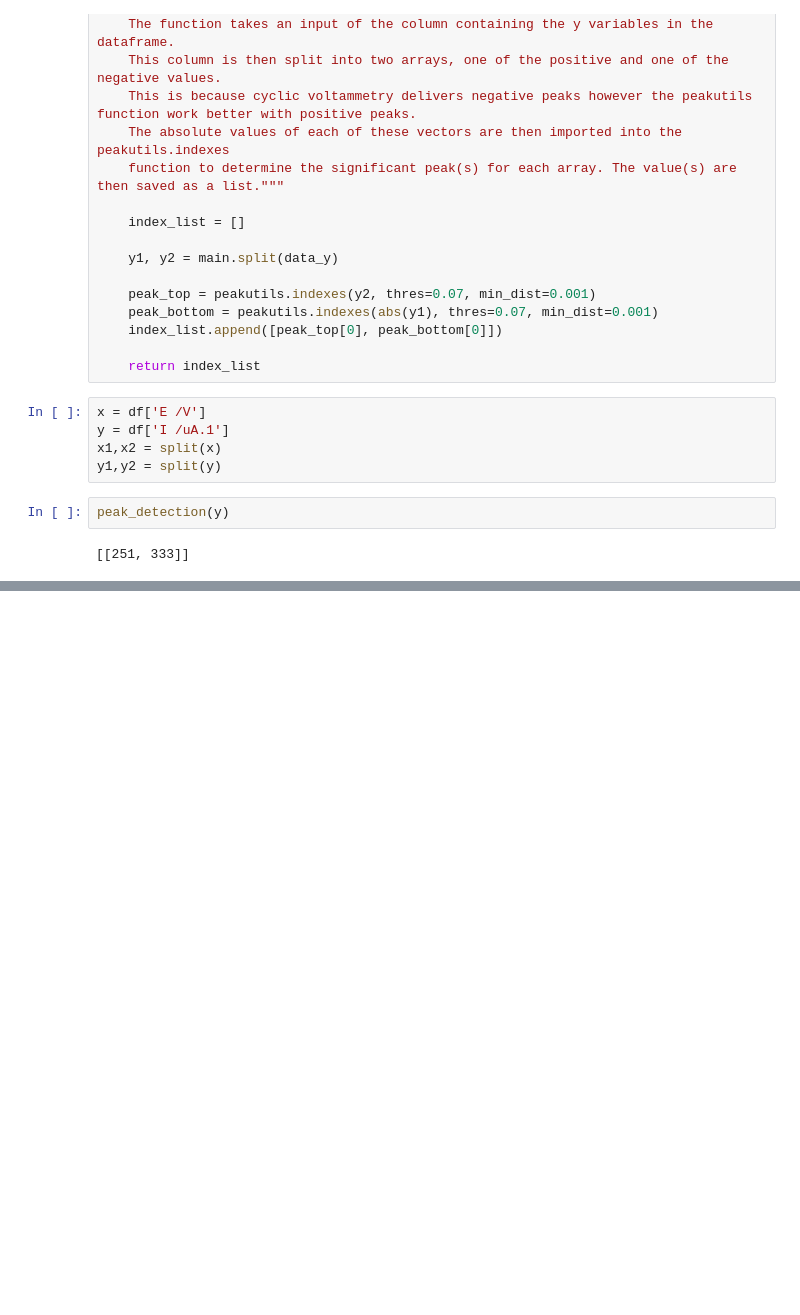
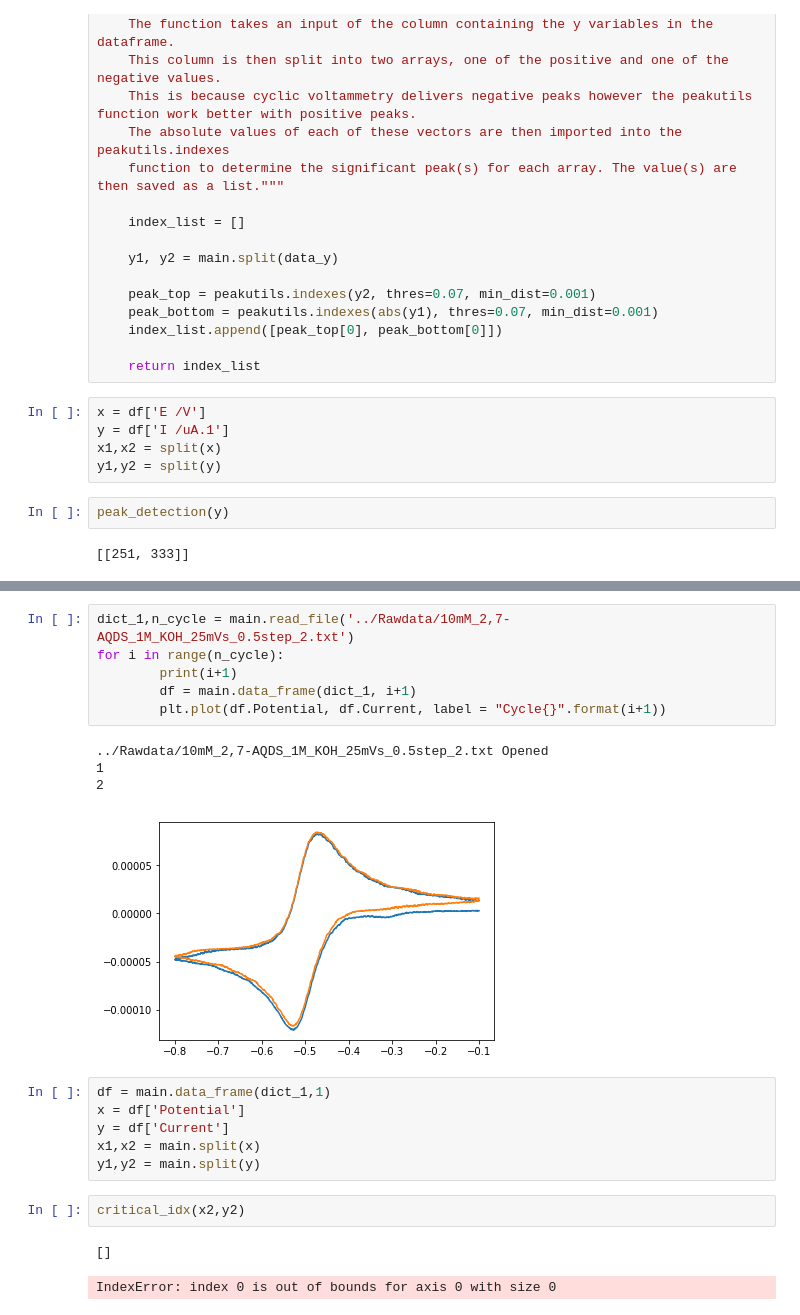
Before and after one commit to sabiharustam/voltcycle, a Jupyter notebook: VoltCycle/trial.ipynb, the cells around one changed output, grey strips where cells are left out. Cells and saved outputs as stored; diff of their text form; blank space fills up the shorter version.

```diff
--- a/VoltCycle/trial.ipynb
+++ b/VoltCycle/trial.ipynb
@@ -162,0 +159,22 @@ critical_idx(x2,y2)
+# %%
+dict_1,n_cycle = main.read_file('../Rawdata/10mM_2,7-AQDS_1M_KOH_25mVs_0.5step_2.txt')
+for i in range(n_cycle):
+        print(i+1)
+        df = main.data_frame(dict_1, i+1)
+        plt.plot(df.Potential, df.Current, label = "Cycle{}".format(i+1))
+# %% [output]
+../Rawdata/10mM_2,7-AQDS_1M_KOH_25mVs_0.5step_2.txt Opened
+1
+2
+[figure, added]
+# %%
+df = main.data_frame(dict_1,1)
+x = df['Potential']
+y = df['Current']
+x1,x2 = main.split(x)
+y1,y2 = main.split(y)
+# %%
+critical_idx(x2,y2)
+# %% [output]
+[]
+IndexError: index 0 is out of bounds for axis 0 with size 0
```
Also changed, not shown: parts of 5 cells of this notebook, 4 other files.
